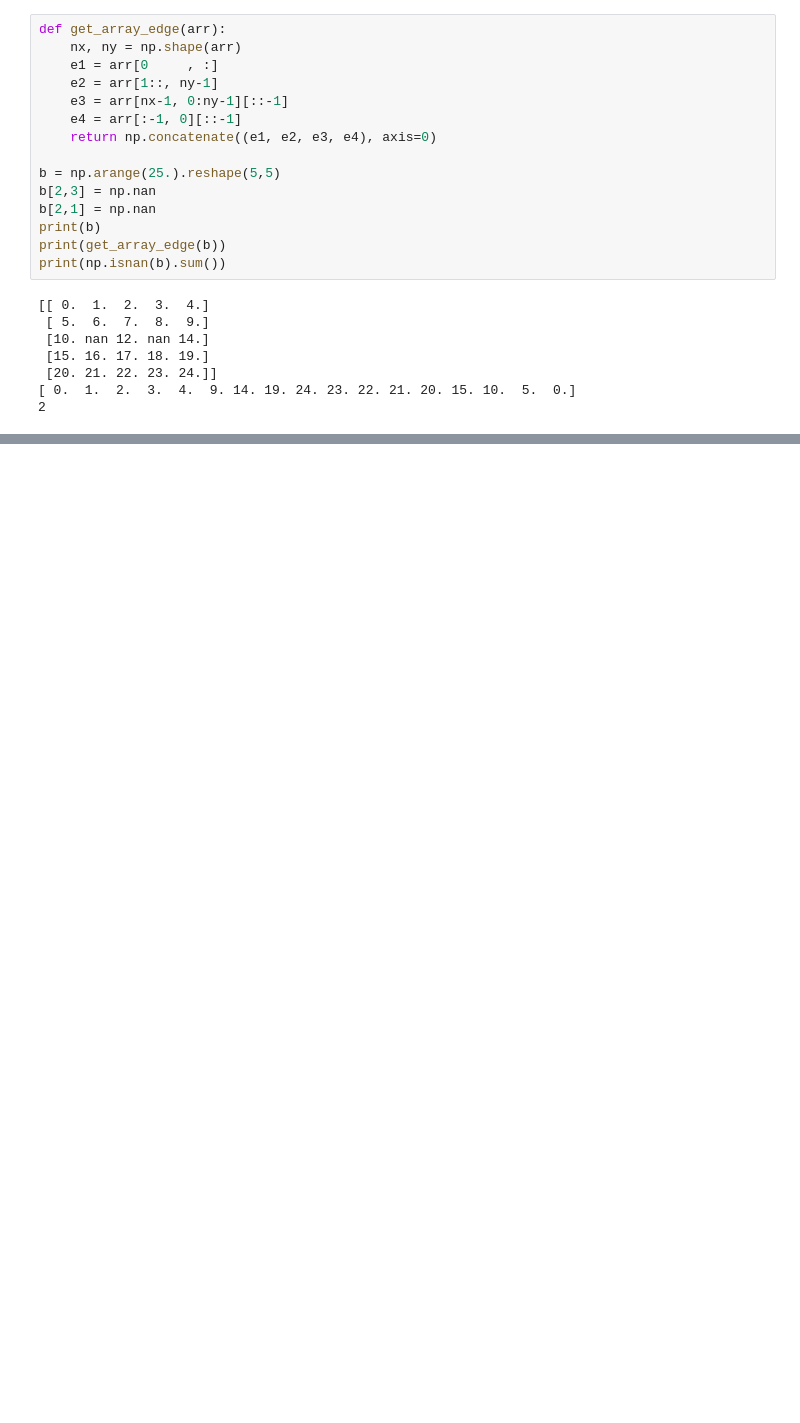
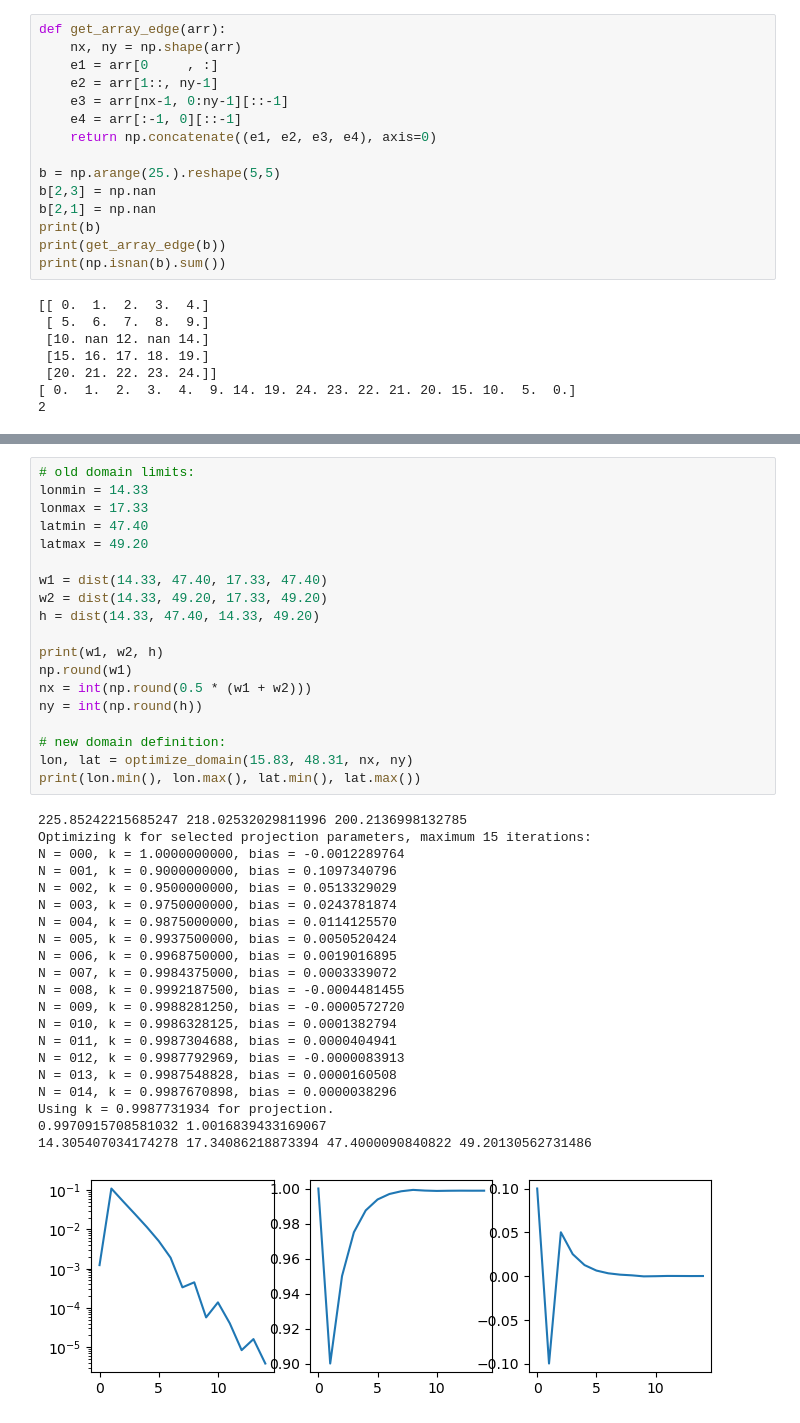
Before and after one commit to pscheffknecht-geosphere/panelification, a Jupyter notebook: SCR/diagnostics/subdomain_definition_and_check.ipynb, the cells around one changed output, grey strips where cells are left out. Drawn from its saved outputs; the diff is of its cells as text; blank space fills up the shorter version.

```diff
--- a/SCR/diagnostics/subdomain_definition_and_check.ipynb
+++ b/SCR/diagnostics/subdomain_definition_and_check.ipynb
@@ -323,0 +355,41 @@ plt.close('all')
+# %%
+# old domain limits:
+lonmin = 14.33
+lonmax = 17.33
+latmin = 47.40
+latmax = 49.20
+
+w1 = dist(14.33, 47.40, 17.33, 47.40)
+w2 = dist(14.33, 49.20, 17.33, 49.20)
+h = dist(14.33, 47.40, 14.33, 49.20)
+
+print(w1, w2, h)
+np.round(w1)
+nx = int(np.round(0.5 * (w1 + w2)))
+ny = int(np.round(h))
+
+# new domain definition:
+lon, lat = optimize_domain(15.83, 48.31, nx, ny)
+print(lon.min(), lon.max(), lat.min(), lat.max())
+# %% [output]
+225.85242215685247 218.02532029811996 200.2136998132785
+Optimizing k for selected projection parameters, maximum 15 iterations:
+N = 000, k = 1.0000000000, bias = -0.0012289764
+N = 001, k = 0.9000000000, bias = 0.1097340796
+N = 002, k = 0.9500000000, bias = 0.0513329029
+N = 003, k = 0.9750000000, bias = 0.0243781874
+N = 004, k = 0.9875000000, bias = 0.0114125570
+N = 005, k = 0.9937500000, bias = 0.0050520424
+N = 006, k = 0.9968750000, bias = 0.0019016895
+N = 007, k = 0.9984375000, bias = 0.0003339072
+N = 008, k = 0.9992187500, bias = -0.0004481455
+N = 009, k = 0.9988281250, bias = -0.0000572720
+N = 010, k = 0.9986328125, bias = 0.0001382794
+N = 011, k = 0.9987304688, bias = 0.0000404941
+N = 012, k = 0.9987792969, bias = -0.0000083913
+N = 013, k = 0.9987548828, bias = 0.0000160508
+N = 014, k = 0.9987670898, bias = 0.0000038296
+Using k = 0.9987731934 for projection.
+0.9970915708581032 1.0016839433169067
+14.305407034174278 17.34086218873394 47.4000090840822 49.20130562731486
+[figure, added]
```
Also changed, not shown: parts of 12 cells of this notebook.
